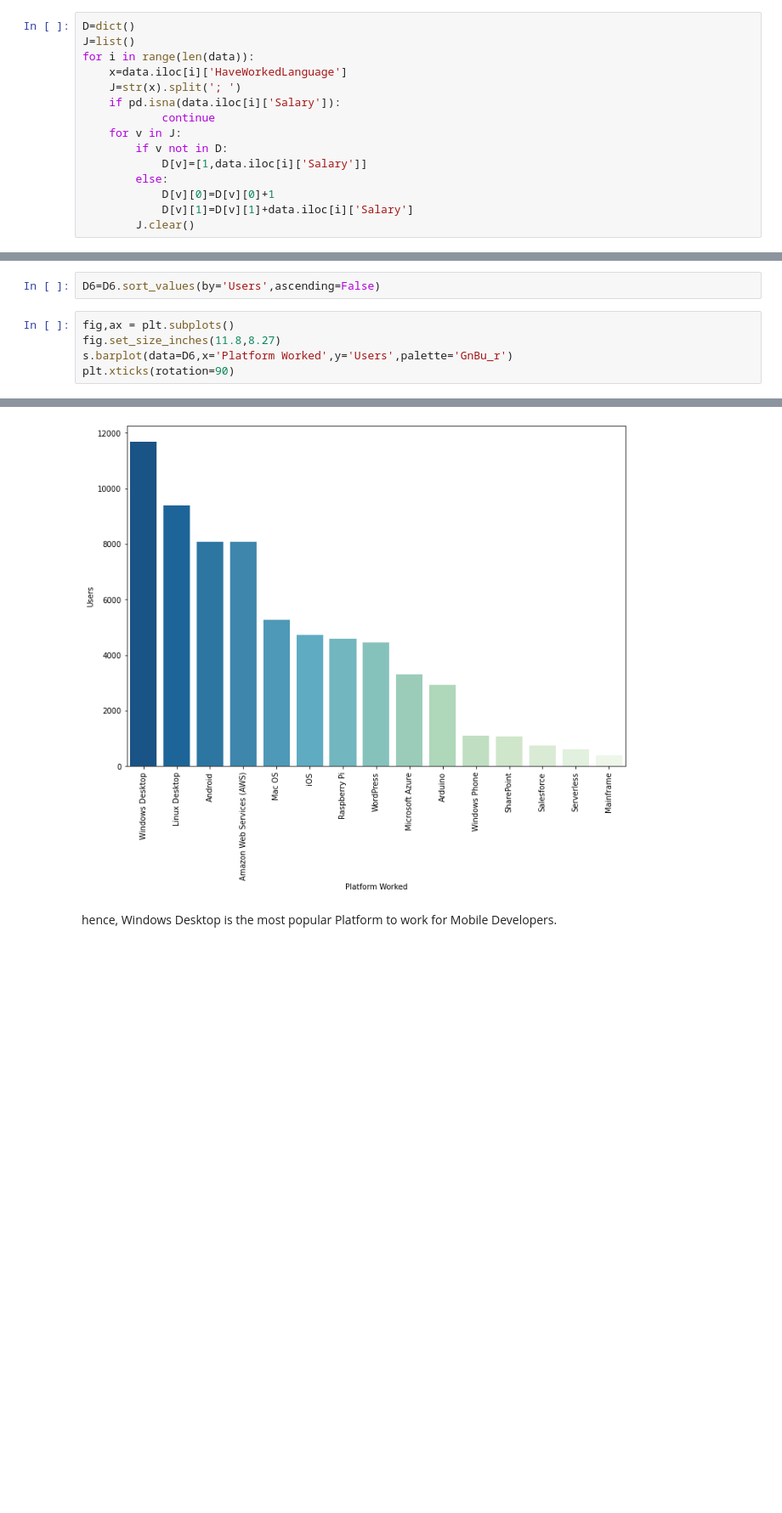
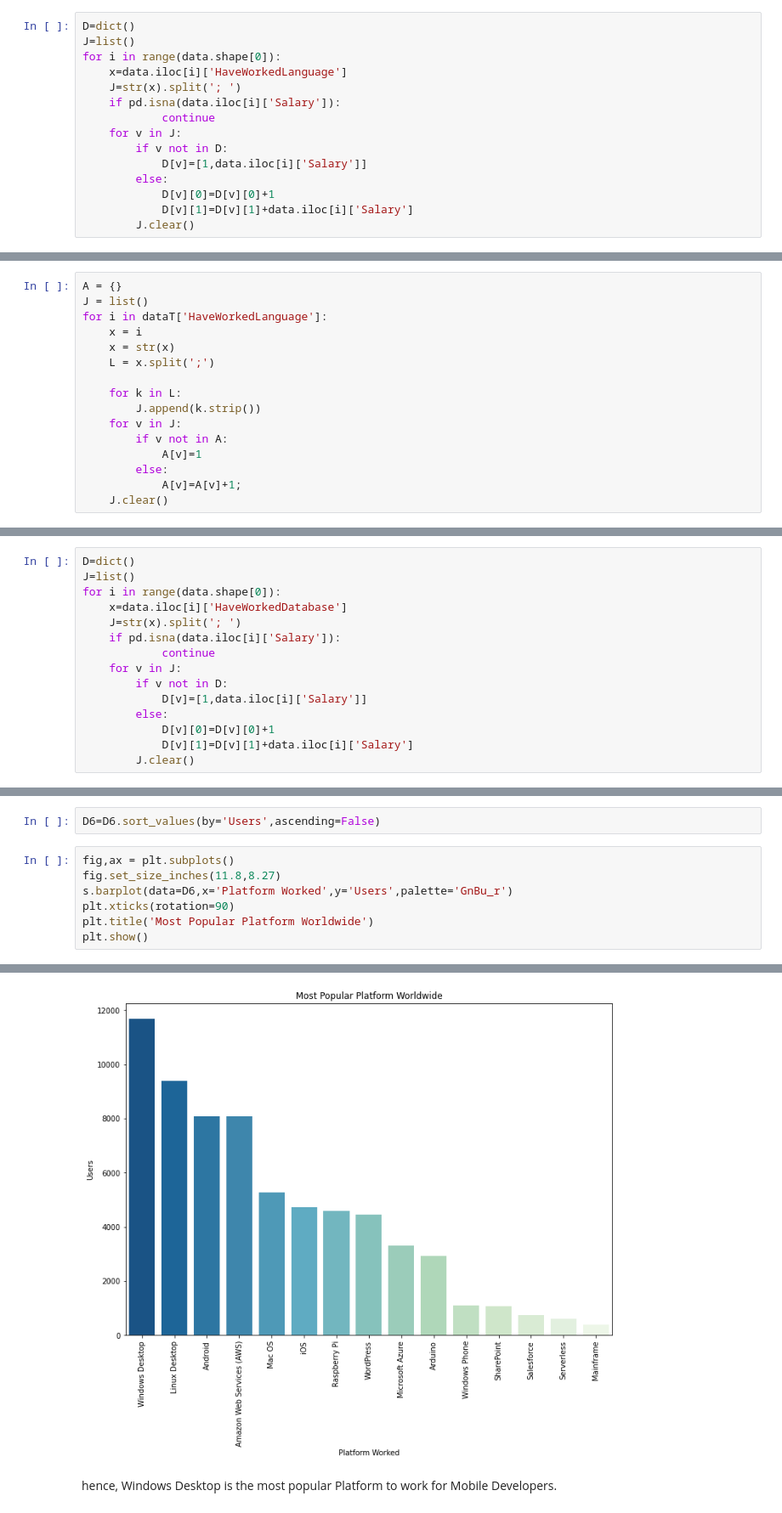
Before and after one commit to g-4-gagan/Developer-data-analysis, a Jupyter notebook: 5.Langauge,Database,Platform and IDE.ipynb, the cells around one changed output, grey strips where cells are left out. Shown at 85% size. Cells and saved outputs as stored; diff of their text form; blank space fills up the shorter version.

```diff
--- a/5.Langauge,Database,Platform and IDE.ipynb
+++ b/5.Langauge,Database,Platform and IDE.ipynb
@@ -139,7 +139,7 @@ Thus we see Javascript is the most commonly used language amongst the developers
 # %%
 D=dict()
 J=list()
-for i in range(len(data)):
+for i in range(data.shape[0]):
     x=data.iloc[i]['HaveWorkedLanguage']
     J=str(x).split('; ')
     if pd.isna(data.iloc[i]['Salary']):
@@ -214,0 +219,16 @@ plt.show()
+# %%
+A = {}
+J = list()
+for i in dataT['HaveWorkedLanguage']:
+    x = i
+    x = str(x)
+    L = x.split(';')
+
+    for k in L:
+        J.append(k.strip())
+    for v in J:
+        if v not in A:
+            A[v]=1
+        else:
+            A[v]=A[v]+1;
+    J.clear()
@@ -340,0 +373,15 @@ This, we see SQL and SQL Server are amongst the most indemand Database Languages
+# %%
+D=dict()
+J=list()
+for i in range(data.shape[0]):
+    x=data.iloc[i]['HaveWorkedDatabase']
+    J=str(x).split('; ')
+    if pd.isna(data.iloc[i]['Salary']):
+            continue
+    for v in J:
+        if v not in D:
+            D[v]=[1,data.iloc[i]['Salary']]
+        else:
+            D[v][0]=D[v][0]+1
+            D[v][1]=D[v][1]+data.iloc[i]['Salary']
+        J.clear()
@@ -468,4 +540,6 @@ fig,ax = plt.subplots()
 fig.set_size_inches(11.8,8.27)
 s.barplot(data=D6,x='Platform Worked',y='Users',palette='GnBu_r')
 plt.xticks(rotation=90)
+plt.title('Most Popular Platform Worldwide')
+plt.show()
 # %% [output]
@@ -488,4 +546,4 @@ plt.xticks(rotation=90)
-[figure, old version]
+[figure, new version]
 # %% [markdown]
 hence, Windows Desktop is the most popular Platform to work for Mobile Developers.
 # %% [markdown]
```
Also changed, not shown: parts of 14 cells of this notebook, 1 other file.
